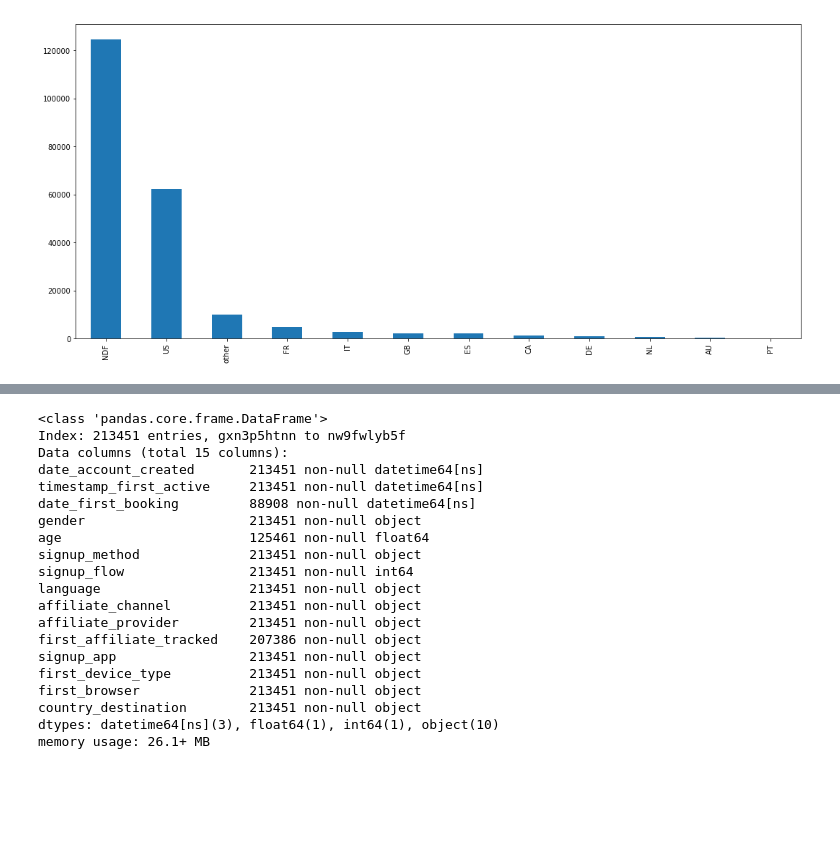
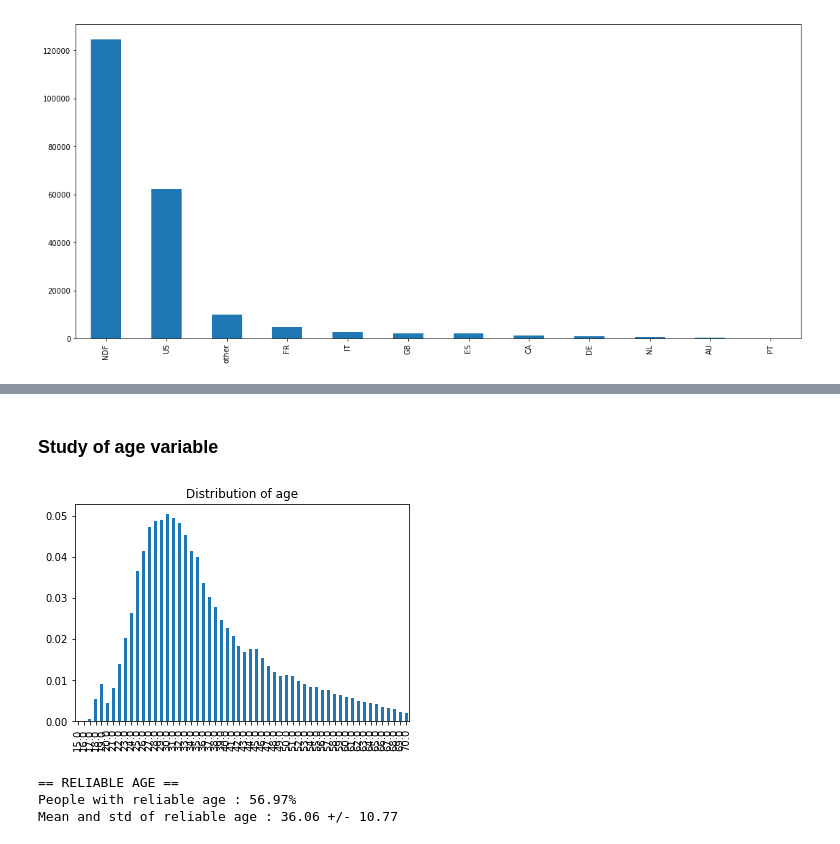
Before and after one commit to pauldechorgnat/AirBnB_MSC_DSBA, a Jupyter notebook: First Piece of Code.ipynb, the cells around one changed output, grey strips where cells are left out. Cells and saved outputs as stored; diff of their text form; code cells hidden in the pictures; blank space fills up the shorter version.

Commit message:
playing with age variable

```diff
--- a/First Piece of Code.ipynb
+++ b/First Piece of Code.ipynb
@@ -180,23 +163,31 @@ affiliate_channel
-# %%
-train.info()
-# %% [output]
-<class 'pandas.core.frame.DataFrame'>
-Index: 213451 entries, gxn3p5htnn to nw9fwlyb5f
-Data columns (total 15 columns):
-date_account_created       213451 non-null datetime64[ns]
-timestamp_first_active     213451 non-null datetime64[ns]
-date_first_booking         88908 non-null datetime64[ns]
-gender                     213451 non-null object
-age                        125461 non-null float64
-signup_method              213451 non-null object
-signup_flow                213451 non-null int64
-language                   213451 non-null object
-affiliate_channel          213451 non-null object
-affiliate_provider         213451 non-null object
-first_affiliate_tracked    207386 non-null object
-signup_app                 213451 non-null object
-first_device_type          213451 non-null object
-first_browser              213451 non-null object
-country_destination        213451 non-null object
-dtypes: datetime64[ns](3), float64(1), int64(1), object(10)
-memory usage: 26.1+ MB
+# %% [markdown]
+### Study of age variable
+# %%
+# We can assume that people over 70 are not very likely to use Airbnb
+# So their age must be wrong
+train.loc[train['age']>70,'age'] = np.NAN
+# We can assume that people under 15 are not leggally allowed to uuse Airbnb
+train.loc[train['age']<15,'age'] = np.NAN
+
+age_distribution = train.age.value_counts(normalize=1).sort_index()
+
+age_distribution.plot(kind = 'bar')
+plt.title('Distribution of age')
+plt.show()
+# %% [output]
+[figure, added]
+# %%
+# We define as reliable age an age that is between 15 and 70
+train['age_as_reliable'] = pd.notnull(train.age)
+
+# Computing mean and std of reliable age
+age_avg = np.mean(train.age[train.age_as_reliable])
+age_std = np.std(train.age[train.age_as_reliable])
+
+print('== RELIABLE AGE ==')
+print('People with reliable age : {}%'.format(round(sum(train['age_as_reliable'])/train.shape[0]*100, 2)))
+print('Mean and std of reliable age : {} +/- {}'.format(round(age_avg, 2), round(age_std,2)))
+# %% [output]
+== RELIABLE AGE ==
+People with reliable age : 56.97%
+Mean and std of reliable age : 36.06 +/- 10.77
```
Also changed, not shown: parts of 7 cells of this notebook.
